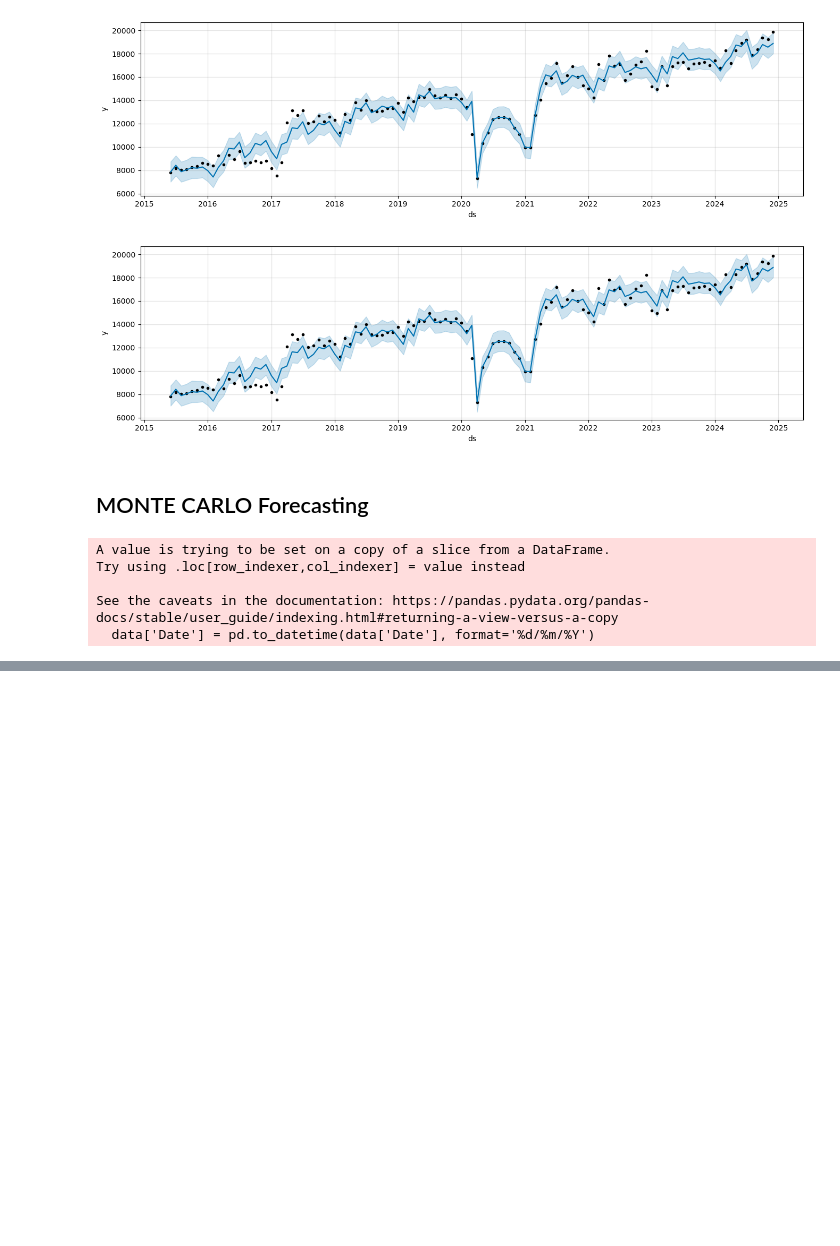
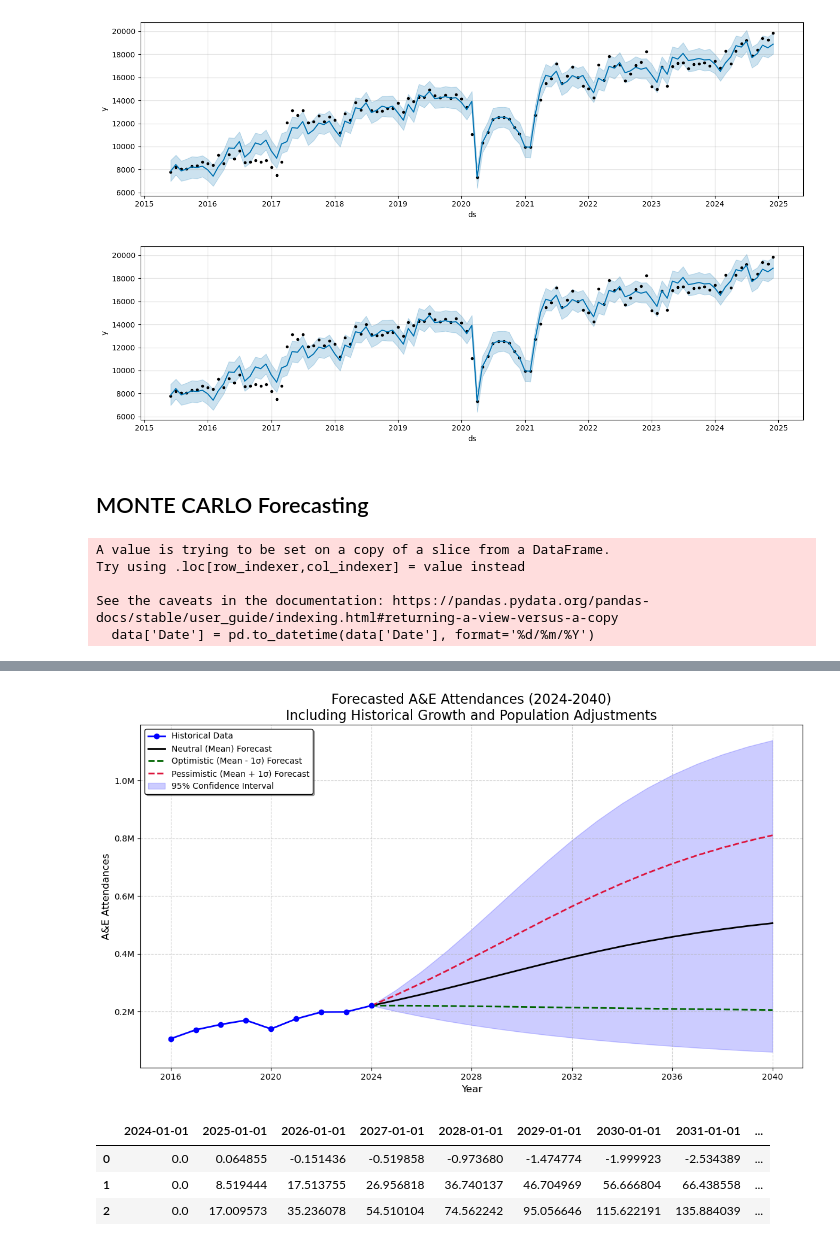
Before and after one commit to IgnacioFabietti/NWA_monte_carlo_forecasting, a Jupyter notebook: MC_Forecast.ipynb, the cells around one changed output, grey strips where cells are left out. Saved outputs shown, nothing was run; the diff lists cells and outputs as text; code cells hidden in the pictures; blank space fills up the shorter version.

```diff
--- a/MC_Forecast.ipynb
+++ b/MC_Forecast.ipynb
@@ -114,11 +111,11 @@ combined_growth_rates = np.concatenate([growth_rate_pre_covid, growth_rate_post_
 mean_growth_rate = np.mean(combined_growth_rates)
 std_dev_growth_rate = np.std(combined_growth_rates)
 
-# Population growth rate for 2024-2041 (calculated from known population figures)
-population_growth_rate = np.log(population_2041 / population_2022) / (2041 - 2022)
+# Population growth for 2024-2041 (calculated from known population figures)
+k = (population_2041 - population_2022) / np.log(2041 - 2022 + 1)
 
 # Number of simulations (Monte Carlo iterations)
-num_simulations = 1000
+num_simulations = 10000
 
 # Prepare an array to store the results
 simulated_attendances = np.zeros((num_simulations, len(years)))
@@ -216,0 +158,66 @@ plt.show()
+# %%
+# Calculate the mean and 95% confidence intervals for the forecast
+mean_attendance = np.mean(simulated_attendances, axis=0)
+# 1std
+lower_bound_1std = np.percentile(simulated_attendances, 16, axis=0)
+upper_bound_1std = np.percentile(simulated_attendances, 84, axis=0)
+
+# 2std
+lower_bound_2std = np.percentile(simulated_attendances, 2.25, axis=0)
+upper_bound_2std = np.percentile(simulated_attendances, 97.5, axis=0)
+# %%
+# Formatter function for y-axis ticks
+def format_millions(x, pos):
+    return f"{x / 1e6:.1f}M"  # Converts to millions with one decimal place
+# %%
+#fix for plot
+years=pd.to_datetime(years, format='%Y')
+
+# Plot the results
+plt.figure(figsize=(12, 7))
+
+# Plot the historical data (2016-2024)
+plt.plot(historical_years, historical_attendances, color='blue', label="Historical Data", linewidth=2, zorder=5, marker='o')
+
+# Plot the forecasted data (2024-2041)
+plt.plot(years, mean_attendance, label="Neutral (Mean) Forecast", color='k', linewidth=2)
+plt.plot(years, lower_bound_1std, label="Optimistic (Mean - 1σ) Forecast", color='darkgreen', linewidth=2, linestyle='--')
+plt.plot(years, upper_bound_1std, label="Pessimistic (Mean + 1σ) Forecast", color='crimson', linewidth=2, linestyle='--')
+
+# Plot the confidence interval as a shaded region
+plt.fill_between(years, lower_bound_2std, upper_bound_2std, color='blue', alpha=0.2, label="95% Confidence Interval")
+
+# Titles and labels
+plt.title("Forecasted A&E Attendances (2024-2040)\nIncluding Historical Growth and Population Adjustments", fontsize=16)
+plt.xlabel("Year", fontsize=12)
+plt.ylabel("A&E Attendances", fontsize=12)
+
+# Customize the legend
+plt.legend(loc='upper left', fontsize=10, frameon=True, shadow=True, edgecolor='black')
+
+# Format the ticks
+plt.xticks(fontsize=10)
+plt.yticks(fontsize=10)
+plt.gca().yaxis.set_major_formatter(FuncFormatter(format_millions))
+
+# Add a grid
+plt.grid(visible=True, linestyle='--', alpha=0.6)
+
+# Show the plot
+plt.tight_layout()
+plt.show()
+# %% [output]
+[figure, added]
+# %%
+# Calculate the mean and 95% confidence intervals for the forecast
+neutral = (np.mean(simulated_attendances, axis=0)-historical_attendances[-1])*100/historical_attendances[-1]
+optimistic = (np.percentile(simulated_attendances, 16, axis=0)-historical_attendances[-1])*100/historical_attendances[-1]
+pessimistic = (np.percentile(simulated_attendances, 84, axis=0)-historical_attendances[-1])*100/historical_attendances[-1]
+
+results=pd.DataFrame([optimistic,neutral,pessimistic],columns=years)
+display(results)
+# %% [output]
+|  | 2024-01-01 | 2025-01-01 | 2026-01-01 | 2027-01-01 | 2028-01-01 | 2029-01-01 | 2030-01-01 | 2031-01-01 | ... |
+| 0 | 0.0 | 0.064855 | -0.151436 | -0.519858 | -0.973680 | -1.474774 | -1.999923 | -2.534389 | ... |
+| 1 | 0.0 | 8.519444 | 17.513755 | 26.956818 | 36.740137 | 46.704969 | 56.666804 | 66.438558 | ... |
+| 2 | 0.0 | 17.009573 | 35.236078 | 54.510104 | 74.562242 | 95.056646 | 115.622191 | 135.884039 | ... |
```
Also changed, not shown: parts of 7 cells of this notebook, 1 other file.
